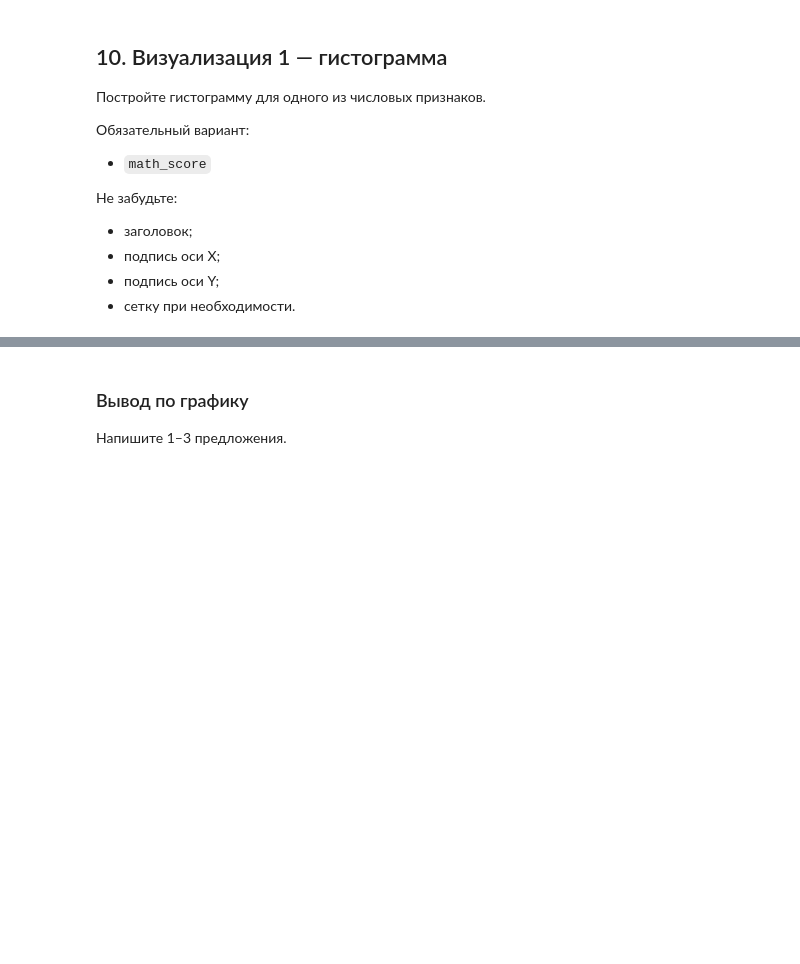
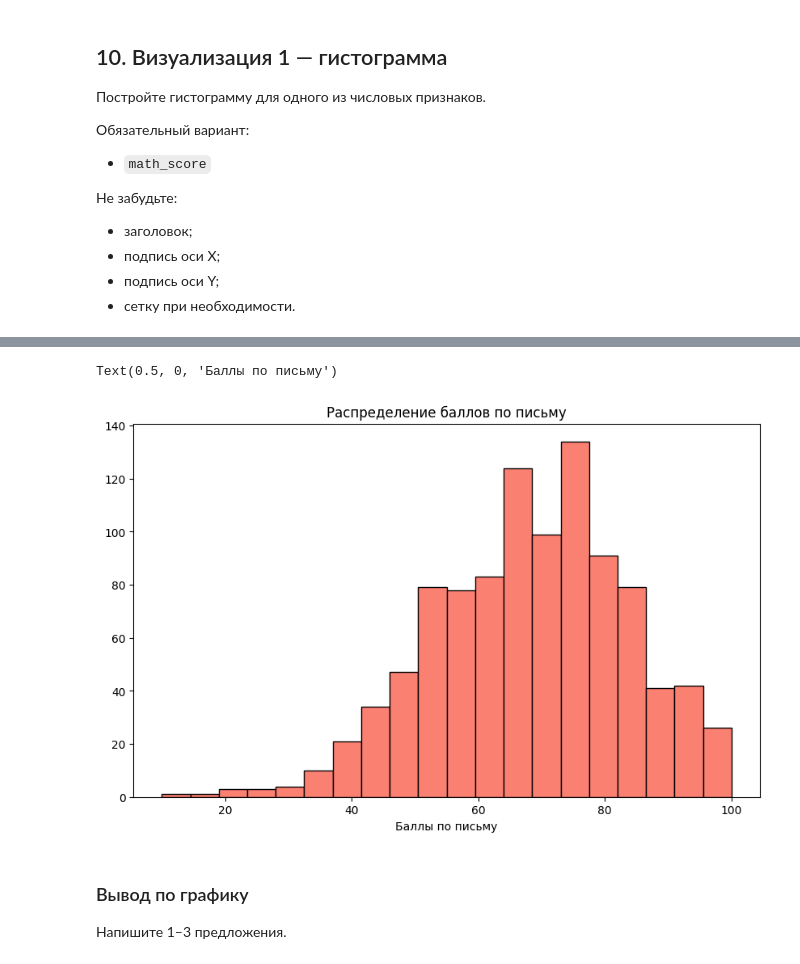
Before and after one commit to l1234-tech/l1234-tech.github.io, a Jupyter notebook: 2_semestr/lr_9/лаба_9.ipynb, the cells around one changed output, grey strips where cells are left out. Cells and saved outputs as stored; diff of their text form; code cells hidden in the pictures; blank space fills up the shorter version.

```diff
--- a/2_semestr/lr_9/лаба_9.ipynb
+++ b/2_semestr/lr_9/лаба_9.ipynb
@@ -164,3 +369,12 @@ Error:
+# %%
+# wrining_score
+plt.figure(figsize=(10, 6))
+plt.hist(df['writing_score'], bins=20, color='salmon', edgecolor='black')
+plt.title('Распределение баллов по письму')
+plt.xlabel('Баллы по письму')
+# %% [output]
+Text(0.5, 0, 'Баллы по письму')
+[figure, added]
 # %% [markdown]
 ### Вывод по графику
 Напишите 1–3 предложения.
```
Also changed, not shown: parts of 40 cells of this notebook, 2 other files.
